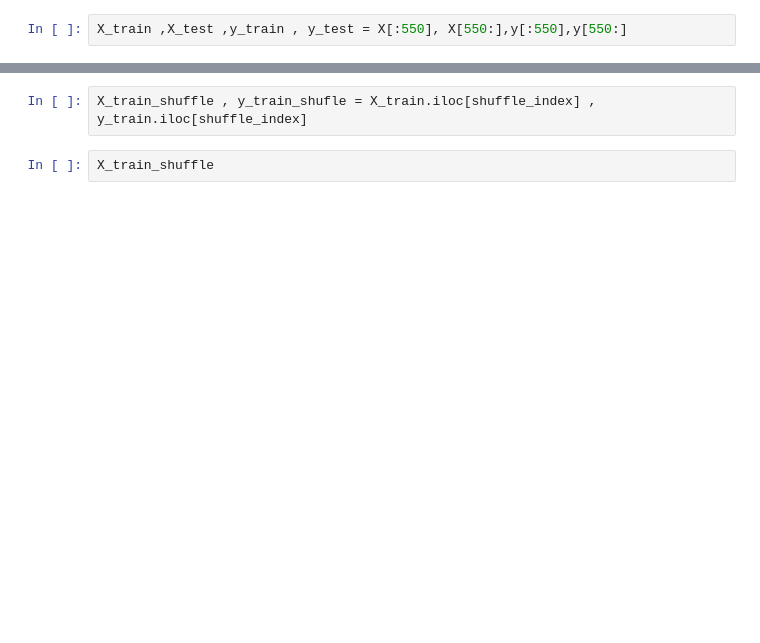
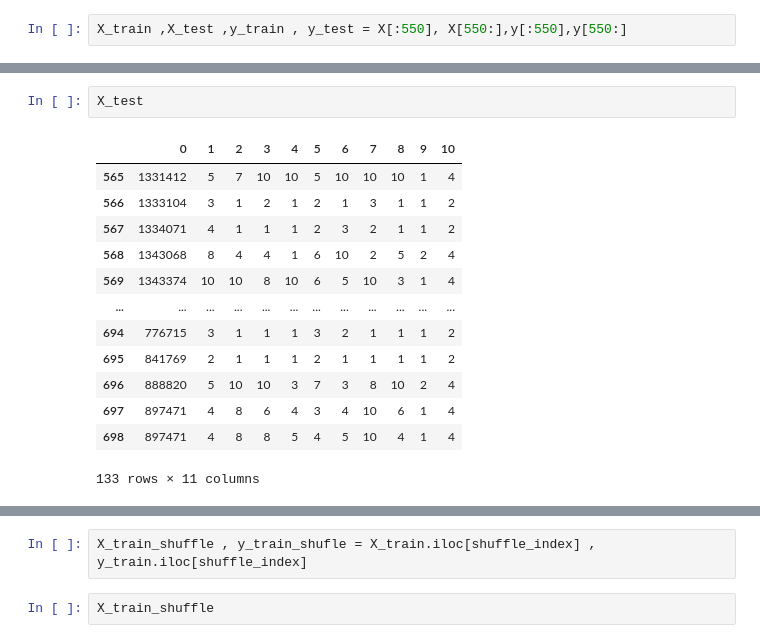
Before and after one commit to beaw21/Demo, a Jupyter notebook: test.04/07_Intro_to_Scikit_Learn_Student.ipynb, the cells around one changed output, grey strips where cells are left out. Drawn from its saved outputs; the diff is of its cells as text; blank space fills up the shorter version.

```diff
--- a/test.04/07_Intro_to_Scikit_Learn_Student.ipynb
+++ b/test.04/07_Intro_to_Scikit_Learn_Student.ipynb
@@ -513,0 +555,16 @@ X_train ,X_test ,y_train , y_test = X[:550], X[550:],y[:550],y[550:]
+# %%
+X_test
+# %% [output]
+|  | 0 | 1 | 2 | 3 | 4 | 5 | 6 | 7 | 8 | 9 | 10 |
+| 565 | 1331412 | 5 | 7 | 10 | 10 | 5 | 10 | 10 | 10 | 1 | 4 |
+| 566 | 1333104 | 3 | 1 | 2 | 1 | 2 | 1 | 3 | 1 | 1 | 2 |
+| 567 | 1334071 | 4 | 1 | 1 | 1 | 2 | 3 | 2 | 1 | 1 | 2 |
+| 568 | 1343068 | 8 | 4 | 4 | 1 | 6 | 10 | 2 | 5 | 2 | 4 |
+| 569 | 1343374 | 10 | 10 | 8 | 10 | 6 | 5 | 10 | 3 | 1 | 4 |
+| ... | ... | ... | ... | ... | ... | ... | ... | ... | ... | ... | ... |
+| 694 | 776715 | 3 | 1 | 1 | 1 | 3 | 2 | 1 | 1 | 1 | 2 |
+| 695 | 841769 | 2 | 1 | 1 | 1 | 2 | 1 | 1 | 1 | 1 | 2 |
+| 696 | 888820 | 5 | 10 | 10 | 3 | 7 | 3 | 8 | 10 | 2 | 4 |
+| 697 | 897471 | 4 | 8 | 6 | 4 | 3 | 4 | 10 | 6 | 1 | 4 |
+| 698 | 897471 | 4 | 8 | 8 | 5 | 4 | 5 | 10 | 4 | 1 | 4 |
+133 rows × 11 columns
```
Also changed, not shown: parts of 21 cells of this notebook, 2 other files.
